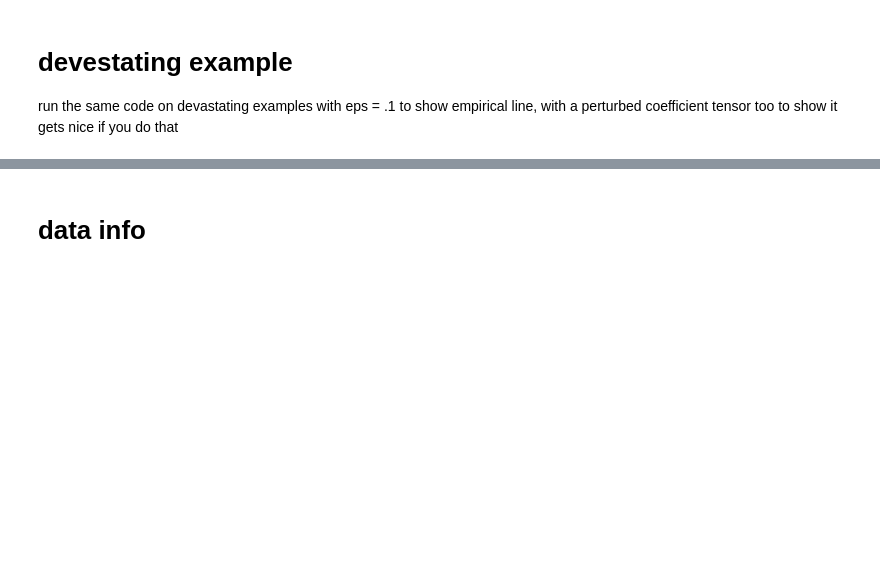
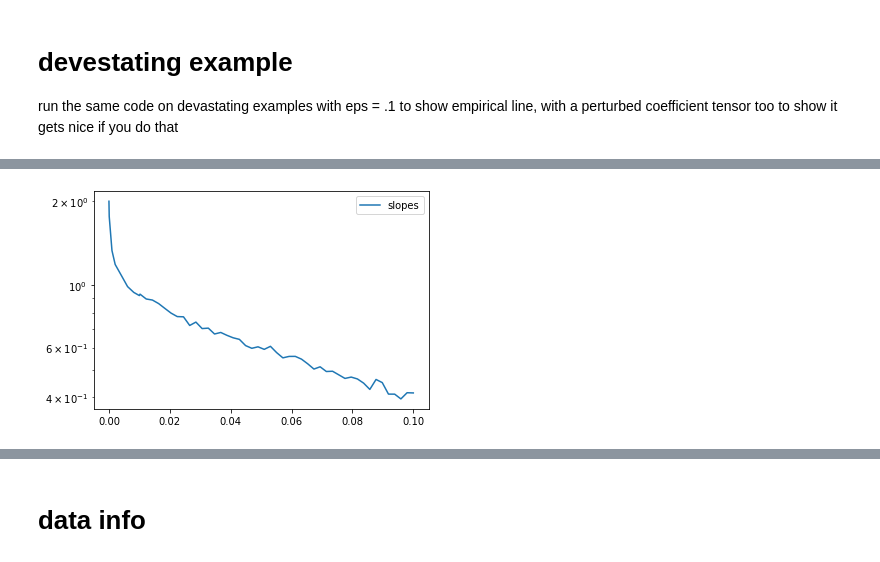
Before and after one commit to tylerjarvis/RootFinding, a Jupyter notebook: GrowthFactors.ipynb, the cells around one changed output, grey strips where cells are left out. Saved outputs shown, nothing was run; the diff lists cells and outputs as text; code cells hidden in the pictures; blank space fills up the shorter version.

```diff
--- a/GrowthFactors.ipynb
+++ b/GrowthFactors.ipynb
@@ -126,0 +353,6 @@ gf_dev_3 = devestating_growth_factors([2,3,4,5],.001,'power')
+# %%
+plt.semilogy(deltas[srt],slopes[srt],label='slopes')
+plt.legend()
+plt.show()
+# %% [output]
+[figure, added]
```
Also changed, not shown: parts of 21 cells of this notebook, 2 other files.
